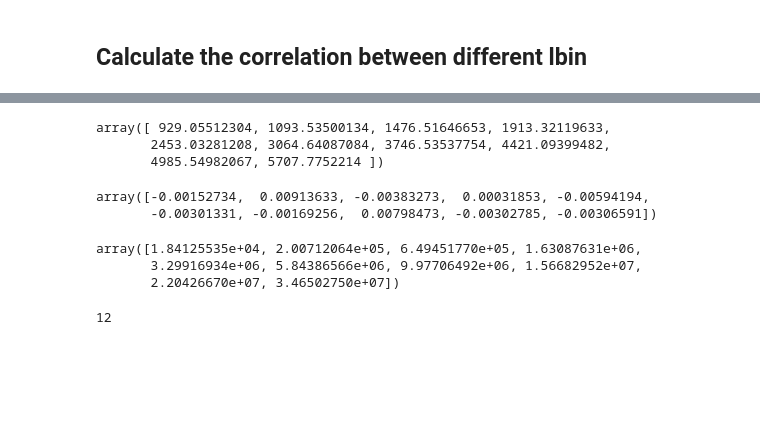
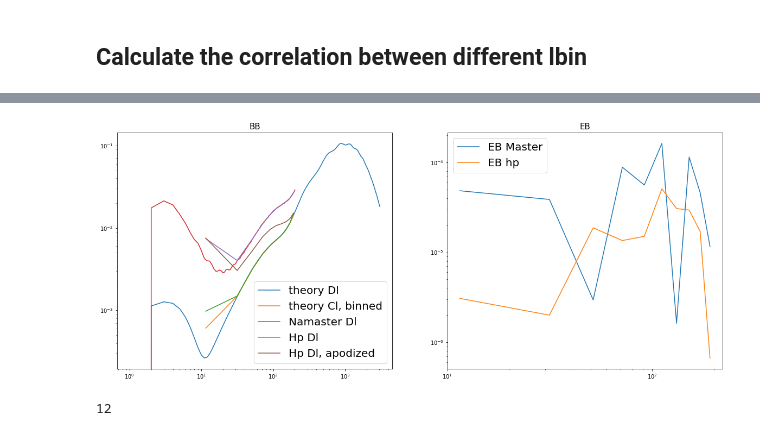
Before and after one commit to YJHelloWorld/Likelihood, a Jupyter notebook: Generate_data_needed.ipynb, the cells around one changed output, grey strips where cells are left out. Cells and saved outputs as stored; diff of their text form; code cells hidden in the pictures; blank space fills up the shorter version.

Commit message:
correlation from different l-bin; compare results from Namaster and healpy

```diff
--- a/Generate_data_needed.ipynb
+++ b/Generate_data_needed.ipynb
@@ -157,0 +264,9 @@ array([[-0.03758876,  0.08149957, -0.01677413, ...,  0.        ,
+# %%
+cls_cmb_hp_mean = np.mean(cls_cmb_hp, axis = 0)
+cls_cmb_hpapo_mean = np.mean(cls_cmb_apo_hp, axis = 0)
+
+bb_hpapo = b.bin_cell(cls_cmb_hpapo_mean[2])
+bb_hp = b.bin_cell(cls_cmb_hp_mean[2])
+# %%
+fsky = sum(ali_ma)/(12*nside**2)
+fsky_apo = sum(mask)/(12*nside**2)
@@ -158,26 +275,40 @@ array([[-0.03758876,  0.08149957, -0.01677413, ...,  0.        ,
+# %%
+bb_master = np.mean(cls_cmb, axis = 0)[5]
+# %%
+eb_master = np.mean(cls_cmb, axis = 0)[4]
+eb_hp = b.bin_cell(cls_cmb_hp_mean[4])
+# %%
+fig, ax = plt.subplots(1,2,figsize = (20, 8))
+ax[0].set_title('BB', fontsize = 15)
+ax[0].loglog(totaldl[2], label = 'theory Dl')
+
+ax[0].loglog(est.ell_n,cl_th_i, label = 'theory Cl, binned' )
+ax[0].loglog(est.ell_n, bb_master, label = 'Namaster Dl')
+
+ll = np.arange(len(cls_cmb_hp_mean[0]))
+
+ax[0].loglog(ll, utils.l2(ll)*cls_cmb_hp_mean[2]/fsky)
+# plt.loglog(ll, utils.l2(ll)*totalcl[2][0:202])
+
+ax[0].loglog(est.ell_n, bb_hp/fsky, label = 'Hp Dl')
+ax[0].loglog(est.ell_n, bb_hpapo/fsky_apo, label = 'Hp Dl, apodized')
+
+ax[0].legend(fontsize = 20)
+
+ax[1].set_title('EB', fontsize = 15)
+ax[1].loglog(est.ell_n,abs(eb_master), label = 'EB Master')
+ax[1].loglog(est.ell_n,abs(eb_hp), label = 'EB hp')
+ax[1].legend(fontsize = 20)
+
+fig.savefig('./fig_results/PS_from_Namaster_and_Healpy.pdf', format = 'pdf')
+# %% [output]
+[figure, added]
 # %%
 cov_cmb = np.zeros((6, 10, 10))
 
 for i in range(6):
 
     cov_cmb[i] = np.corrcoef(cls_cmb[:,i,:].T)
-# %%
-np.mean(cls_cmb, axis = 0)[0]
-# %% [output]
-array([ 929.05512304, 1093.53500134, 1476.51646653, 1913.32119633,
-       2453.03281208, 3064.64087084, 3746.53537754, 4421.09399482,
-       4985.54982067, 5707.7752214 ])
-# %%
-np.mean(cls_cmb, axis = 0)[2]
-# %% [output]
-array([-0.00152734,  0.00913633, -0.00383273,  0.00031853, -0.00594194,
-       -0.00301331, -0.00169256,  0.00798473, -0.00302785, -0.00306591])
-# %%
-cls_all[0,0]
-# %% [output]
-array([1.84125535e+04, 2.00712064e+05, 6.49451770e+05, 1.63087631e+06,
-       3.29916934e+06, 5.84386566e+06, 9.97706492e+06, 1.56682952e+07,
-       2.20426670e+07, 3.46502750e+07])
 # %%
 cov_all = np.zeros((6, 10, 10))
 
```
Also changed, not shown: parts of 23 cells of this notebook.
